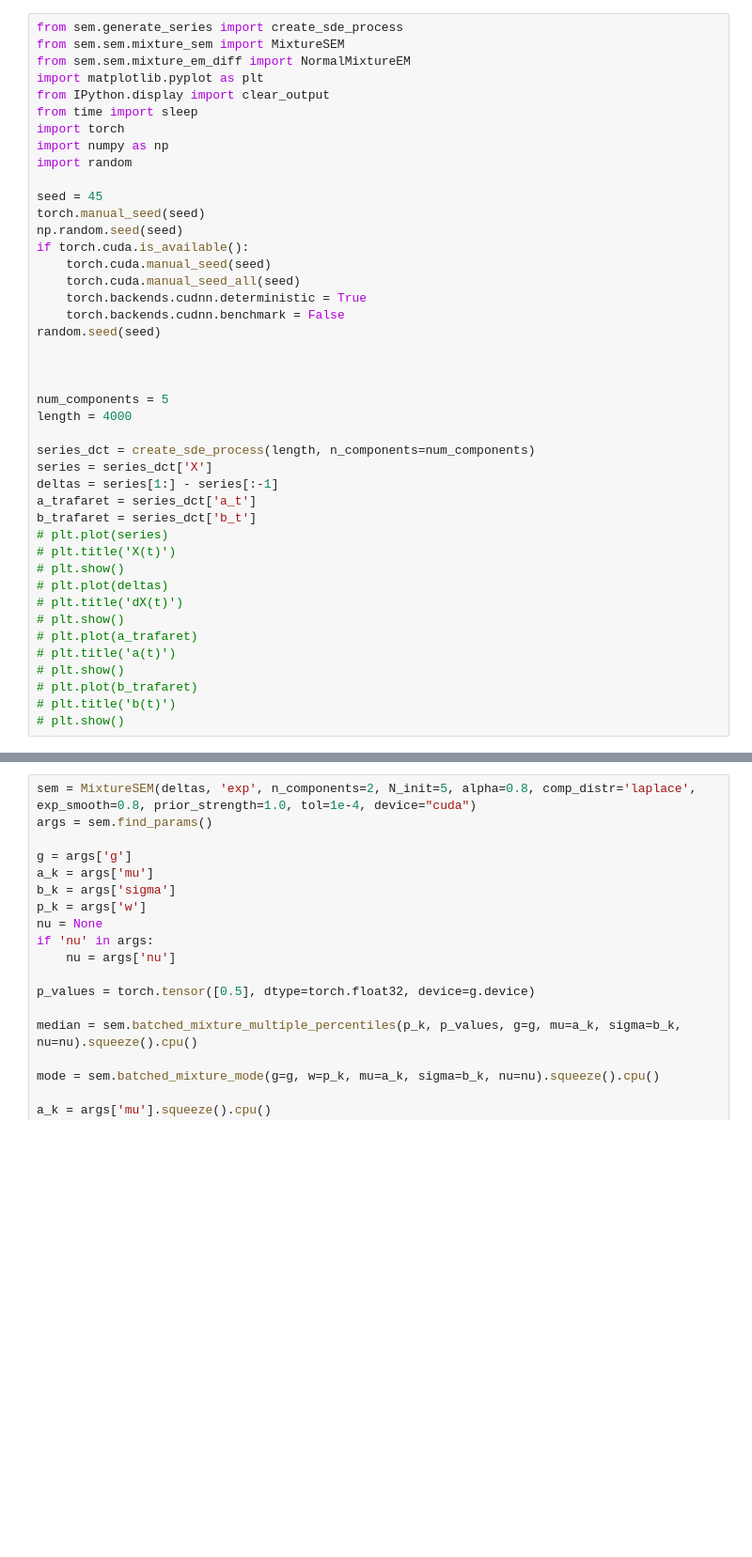
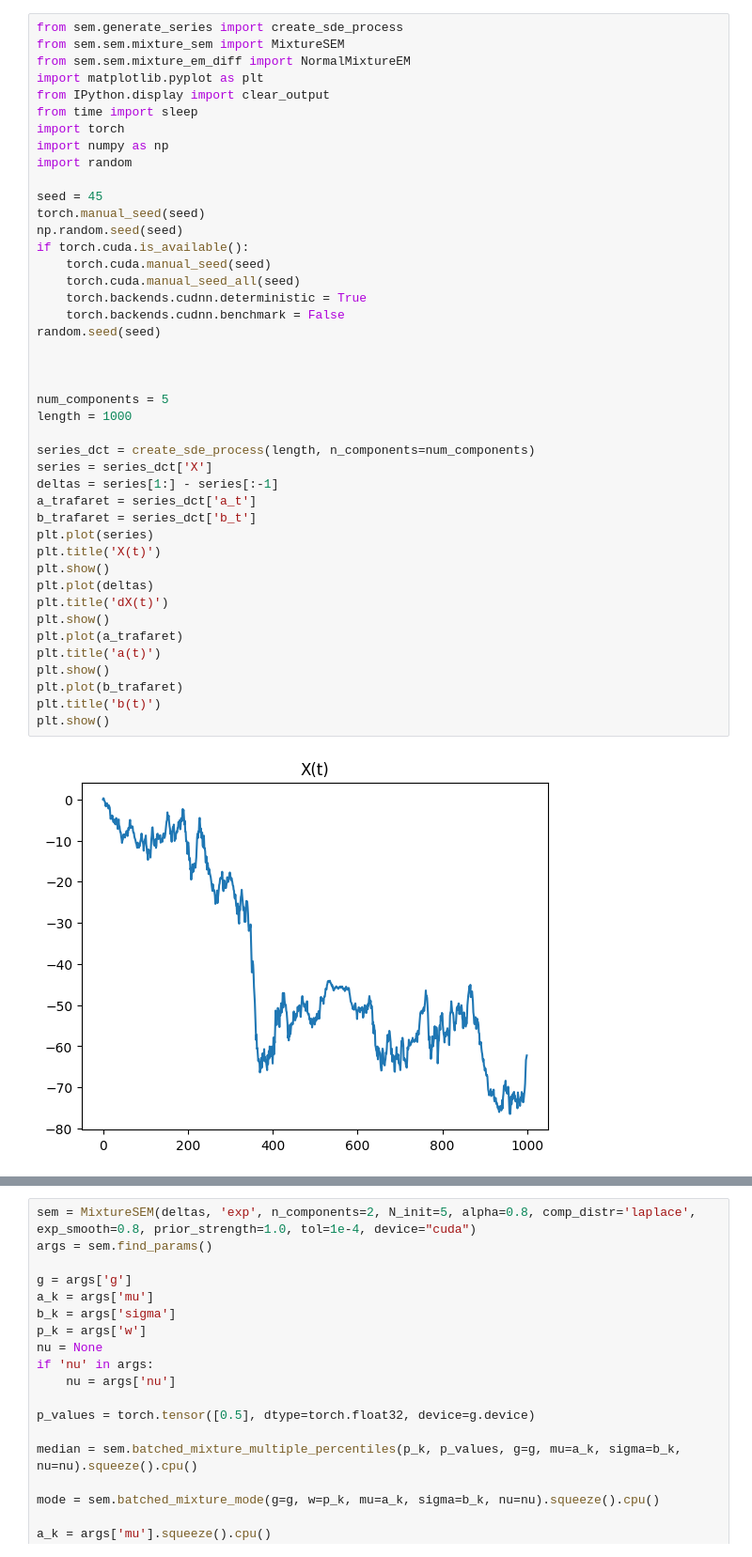
Before and after one commit to CTOHbl4/Statistics, a Jupyter notebook: research/experiments/sem.ipynb, the cells around one changed output, grey strips where cells are left out. Shown at 94% size. Cells and saved outputs as stored; diff of their text form; blank space fills up the shorter version.

```diff
--- a/research/experiments/sem.ipynb
+++ b/research/experiments/sem.ipynb
@@ -1,43 +1,45 @@
 # %%
 from sem.generate_series import create_sde_process
 from sem.sem.mixture_sem import MixtureSEM
 from sem.sem.mixture_em_diff import NormalMixtureEM
 import matplotlib.pyplot as plt
 from IPython.display import clear_output
 from time import sleep
 import torch
 import numpy as np
 import random
 
 seed = 45
 torch.manual_seed(seed)
 np.random.seed(seed)
 if torch.cuda.is_available():
     torch.cuda.manual_seed(seed)
     torch.cuda.manual_seed_all(seed)
     torch.backends.cudnn.deterministic = True
     torch.backends.cudnn.benchmark = False
 random.seed(seed)
 
 
 
 num_components = 5
-length = 4000
+length = 1000
 
 series_dct = create_sde_process(length, n_components=num_components)
 series = series_dct['X']
 deltas = series[1:] - series[:-1]
 a_trafaret = series_dct['a_t']
 b_trafaret = series_dct['b_t']
-# plt.plot(series)
-# plt.title('X(t)')
-# plt.show()
-# plt.plot(deltas)
-# plt.title('dX(t)')
-# plt.show()
-# plt.plot(a_trafaret)
-# plt.title('a(t)')
-# plt.show()
-# plt.plot(b_trafaret)
-# plt.title('b(t)')
-# plt.show()
+plt.plot(series)
+plt.title('X(t)')
+plt.show()
+plt.plot(deltas)
+plt.title('dX(t)')
+plt.show()
+plt.plot(a_trafaret)
+plt.title('a(t)')
+plt.show()
+plt.plot(b_trafaret)
+plt.title('b(t)')
+plt.show()
+# %% [output]
+[figure, added]
```
Also changed, not shown: parts of 2 cells of this notebook, 8 other files.
